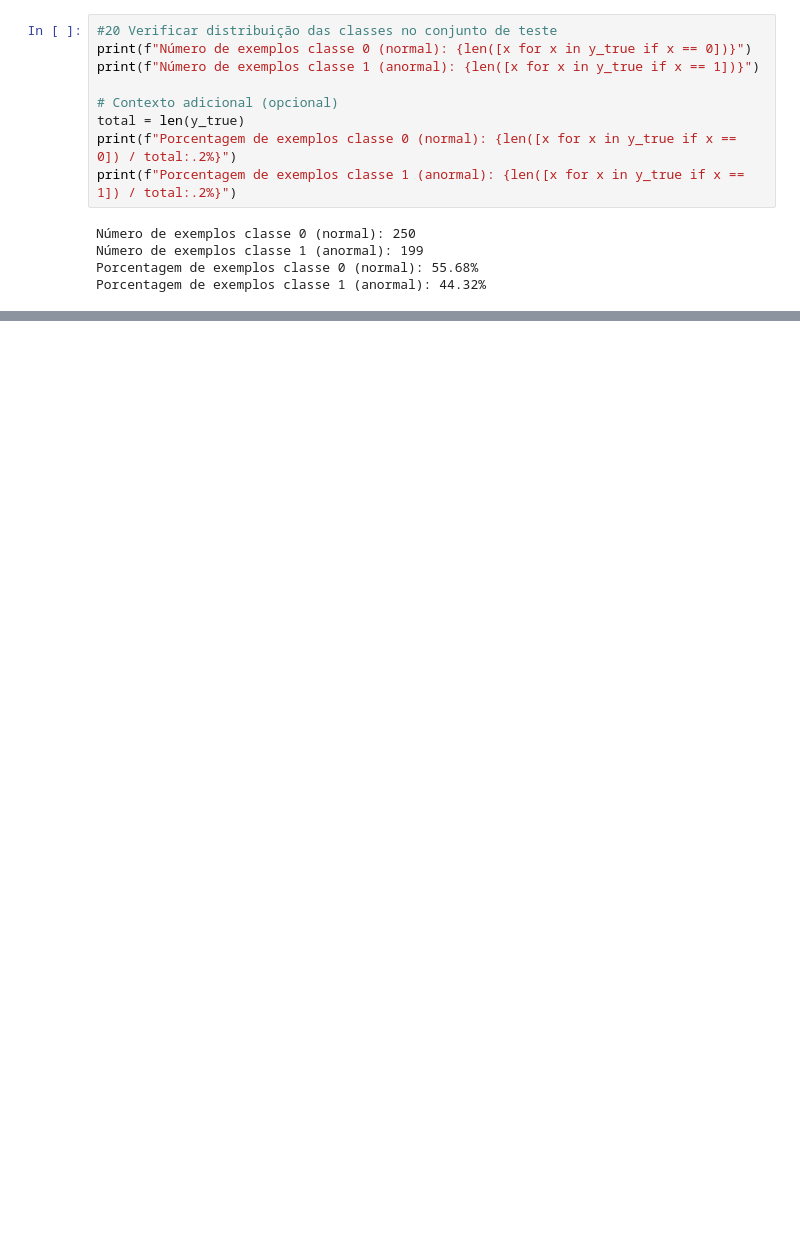
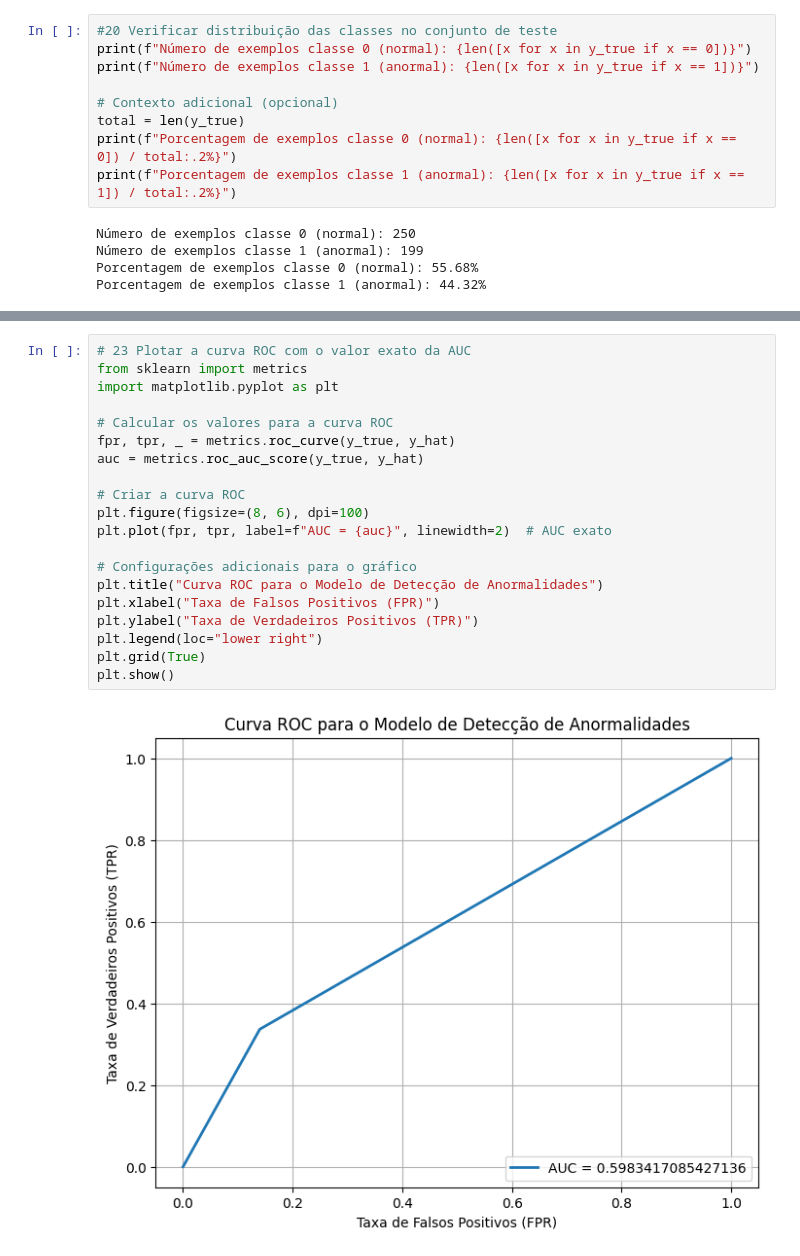
Before and after one commit to thallescotta/treinamento-cnn-3d, a Jupyter notebook: app-boa-avaliacao-190125.ipynb, the cells around one changed output, grey strips where cells are left out. Drawn from its saved outputs; the diff is of its cells as text; blank space fills up the shorter version.

```diff
--- a/app-boa-avaliacao-190125.ipynb
+++ b/app-boa-avaliacao-190125.ipynb
@@ -769,0 +837,22 @@ Porcentagem de exemplos classe 1 (anormal): 44.32%
+# %%
+# 23 Plotar a curva ROC com o valor exato da AUC
+from sklearn import metrics
+import matplotlib.pyplot as plt
+
+# Calcular os valores para a curva ROC
+fpr, tpr, _ = metrics.roc_curve(y_true, y_hat)
+auc = metrics.roc_auc_score(y_true, y_hat)
+
+# Criar a curva ROC
+plt.figure(figsize=(8, 6), dpi=100)
+plt.plot(fpr, tpr, label=f"AUC = {auc}", linewidth=2)  # AUC exato
+
+# Configurações adicionais para o gráfico
+plt.title("Curva ROC para o Modelo de Detecção de Anormalidades")
+plt.xlabel("Taxa de Falsos Positivos (FPR)")
+plt.ylabel("Taxa de Verdadeiros Positivos (TPR)")
+plt.legend(loc="lower right")
+plt.grid(True)
+plt.show()
+# %% [output]
+[figure, added]
```
Also changed, not shown: parts of 17 cells of this notebook, 1 other file.
